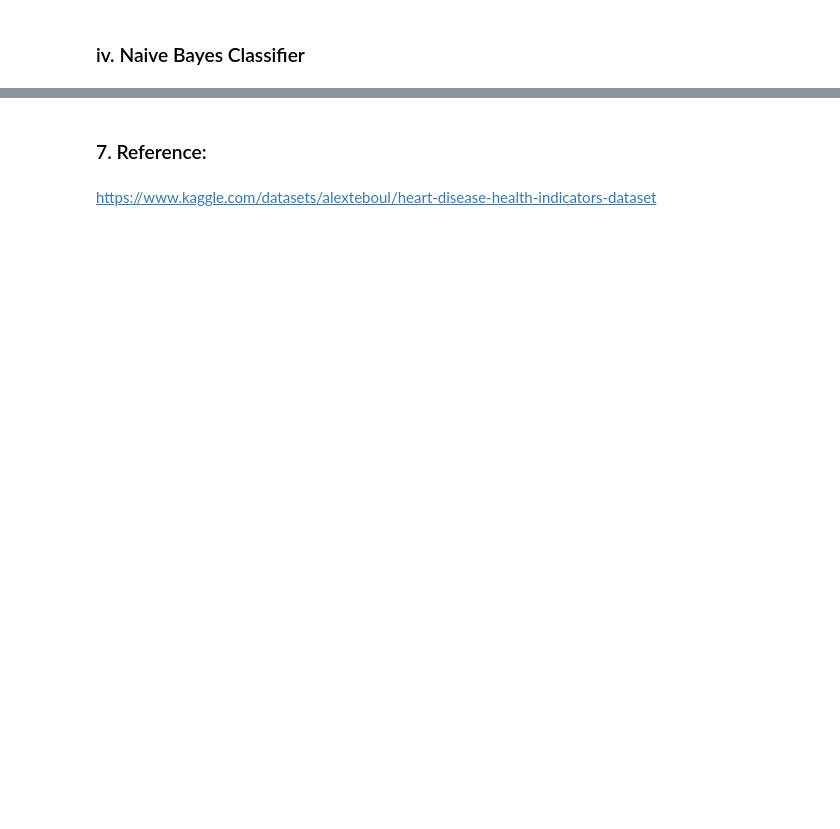
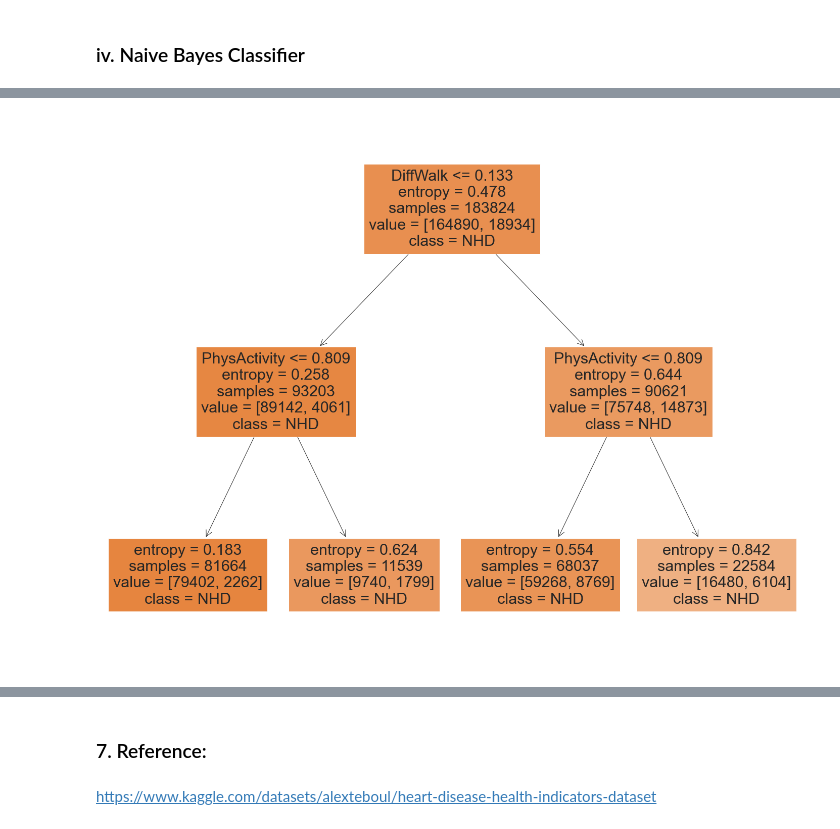
Before and after one commit to Sgipn/HeartDiseaseAnalysis, a Jupyter notebook: notebooks/midterm.ipynb, the cells around one changed output, grey strips where cells are left out. Saved outputs shown, nothing was run; the diff lists cells and outputs as text; code cells hidden in the pictures; blank space fills up the shorter version.

Commit message:
minor update
added decision tree classification

```diff
--- a/notebooks/midterm.ipynb
+++ b/notebooks/midterm.ipynb
@@ -500,0 +534,12 @@ Computation running time in Naive Bayes:  0.02 secs.
+# %%
+# Entropy: measures the uncertainty of a random variable
+# Decision tree with entropy
+clf_entropy = DecisionTreeClassifier(criterion = "entropy", random_state = 100, max_depth = 2, min_samples_leaf = 5)
+
+# Performing training
+Yhat_e = clf_entropy.fit(X_train, Y_train)
+
+# Predicton on test
+Y_pred_e = Yhat_e.predict(X_test)
+
+print("Report : ", classification_report(Y_test, Y_pred_e))
@@ -500,0 +555,11 @@ Computation running time in Naive Bayes:  0.02 secs.
+# %%
+# Plotting the Decision Tree
+feature_names = ['HighBP', 'HighChol', 'Smoker', 'Stroke', 'Diabetes', 'PhysActivity', 'DiffWalk', 'Age']
+class_names = ["NHD", "HD"]
+fig = plt.figure(figsize=(25, 20))
+plot = tree.plot_tree(Yhat_e,
+               feature_names = feature_names,
+               class_names = class_names,
+               filled = True)
+# %% [output]
+[figure, added]
```
Also changed, not shown: parts of 18 cells of this notebook.
